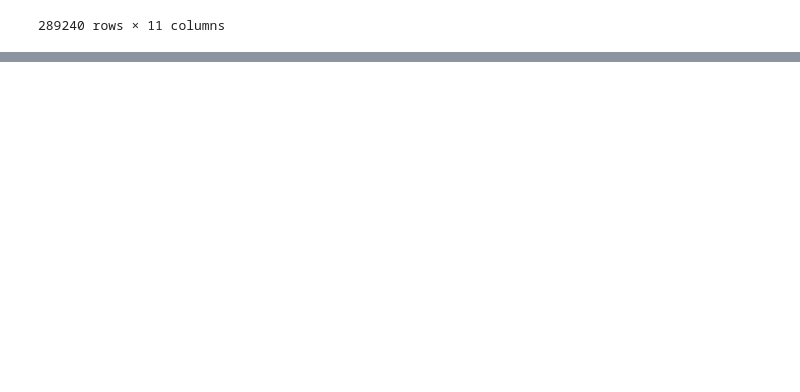
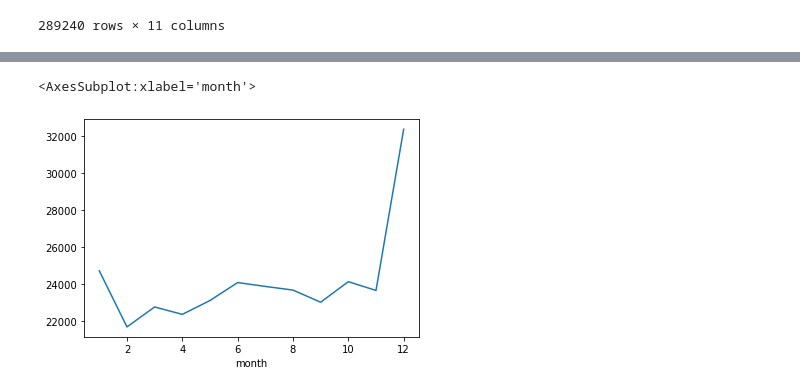
Before and after one commit to HarishSivakumaran/ML_911_Portfolio, a Jupyter notebook: 911_portfolio.ipynb, the cells around one changed output, grey strips where cells are left out. Saved outputs shown, nothing was run; the diff lists cells and outputs as text; code cells hidden in the pictures; blank space fills up the shorter version.

```diff
--- a/911_portfolio.ipynb
+++ b/911_portfolio.ipynb
@@ -237,0 +314,2 @@ df
+# %%
+byMonth = df.groupby("month").count()
@@ -237,0 +372,5 @@ df
+# %%
+byMonth["lat"].plot()
+# %% [output]
+<AxesSubplot:xlabel='month'>
+[figure, added]
```
Also changed, not shown: parts of 17 cells of this notebook.
